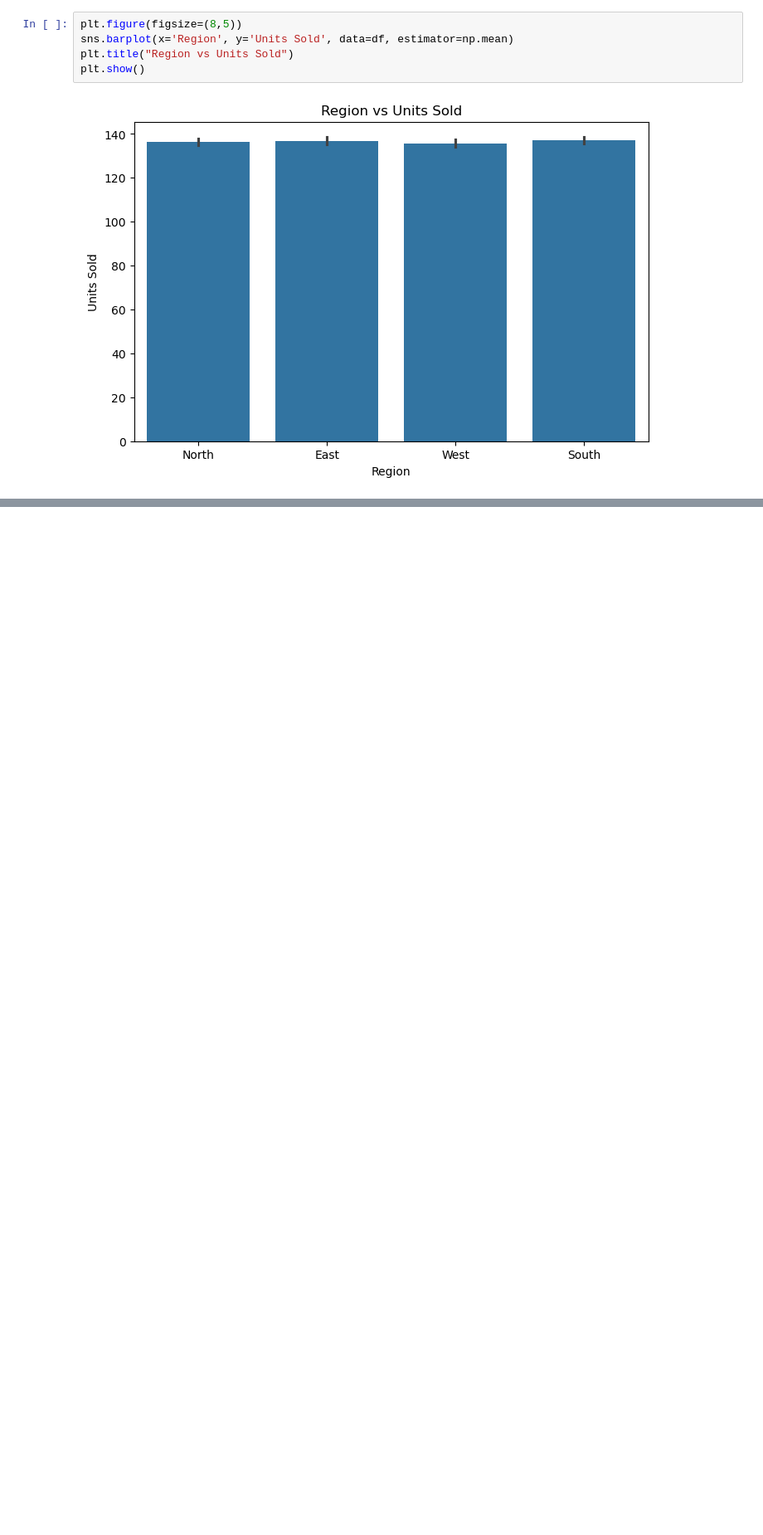
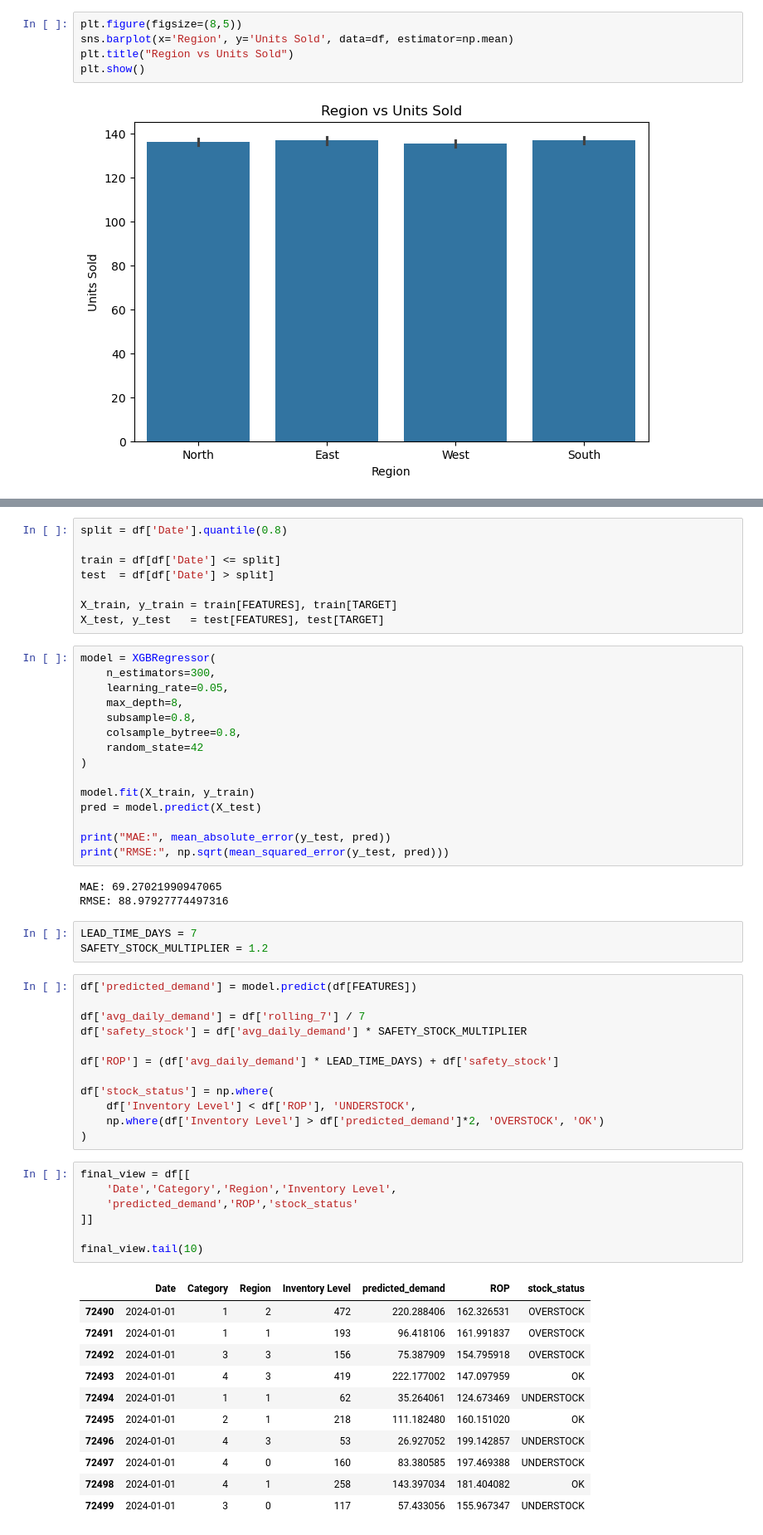
Before and after one commit to rushibankar3/Smart-Inventory-project, a Jupyter notebook: code.ipynb, the cells around one changed output, grey strips where cells are left out. Shown at 83% size. Cells and saved outputs as stored; diff of their text form; blank space fills up the shorter version.

Commit message:
Model

```diff
--- a/code.ipynb
+++ b/code.ipynb
@@ -258,0 +286,60 @@ df.head()
+# %%
+split = df['Date'].quantile(0.8)
+
+train = df[df['Date'] <= split]
+test  = df[df['Date'] > split]
+
+X_train, y_train = train[FEATURES], train[TARGET]
+X_test, y_test   = test[FEATURES], test[TARGET]
+# %%
+model = XGBRegressor(
+    n_estimators=300,
+    learning_rate=0.05,
+    max_depth=8,
+    subsample=0.8,
+    colsample_bytree=0.8,
+    random_state=42
+)
+
+model.fit(X_train, y_train)
+pred = model.predict(X_test)
+
+print("MAE:", mean_absolute_error(y_test, pred))
+print("RMSE:", np.sqrt(mean_squared_error(y_test, pred)))
+# %% [output]
+MAE: 69.27021990947065
+RMSE: 88.97927774497316
+# %%
+LEAD_TIME_DAYS = 7
+SAFETY_STOCK_MULTIPLIER = 1.2
+# %%
+df['predicted_demand'] = model.predict(df[FEATURES])
+
+df['avg_daily_demand'] = df['rolling_7'] / 7
+df['safety_stock'] = df['avg_daily_demand'] * SAFETY_STOCK_MULTIPLIER
+
+df['ROP'] = (df['avg_daily_demand'] * LEAD_TIME_DAYS) + df['safety_stock']
+
+df['stock_status'] = np.where(
+    df['Inventory Level'] < df['ROP'], 'UNDERSTOCK',
+    np.where(df['Inventory Level'] > df['predicted_demand']*2, 'OVERSTOCK', 'OK')
+)
+# %%
+final_view = df[[
+    'Date','Category','Region','Inventory Level',
+    'predicted_demand','ROP','stock_status'
+]]
+
+final_view.tail(10)
+# %% [output]
+|  | Date | Category | Region | Inventory Level | predicted_demand | ROP | stock_status |
+| 72490 | 2024-01-01 | 1 | 2 | 472 | 220.288406 | 162.326531 | OVERSTOCK |
+| 72491 | 2024-01-01 | 1 | 1 | 193 | 96.418106 | 161.991837 | OVERSTOCK |
+| 72492 | 2024-01-01 | 3 | 3 | 156 | 75.387909 | 154.795918 | OVERSTOCK |
+| 72493 | 2024-01-01 | 4 | 3 | 419 | 222.177002 | 147.097959 | OK |
+| 72494 | 2024-01-01 | 1 | 1 | 62 | 35.264061 | 124.673469 | UNDERSTOCK |
+| 72495 | 2024-01-01 | 2 | 1 | 218 | 111.182480 | 160.151020 | OK |
+| 72496 | 2024-01-01 | 4 | 3 | 53 | 26.927052 | 199.142857 | UNDERSTOCK |
+| 72497 | 2024-01-01 | 4 | 0 | 160 | 83.380585 | 197.469388 | UNDERSTOCK |
+| 72498 | 2024-01-01 | 4 | 1 | 258 | 143.397034 | 181.404082 | OK |
+| 72499 | 2024-01-01 | 3 | 0 | 117 | 57.433056 | 155.967347 | UNDERSTOCK |
```
Also changed, not shown: parts of 12 cells of this notebook.
